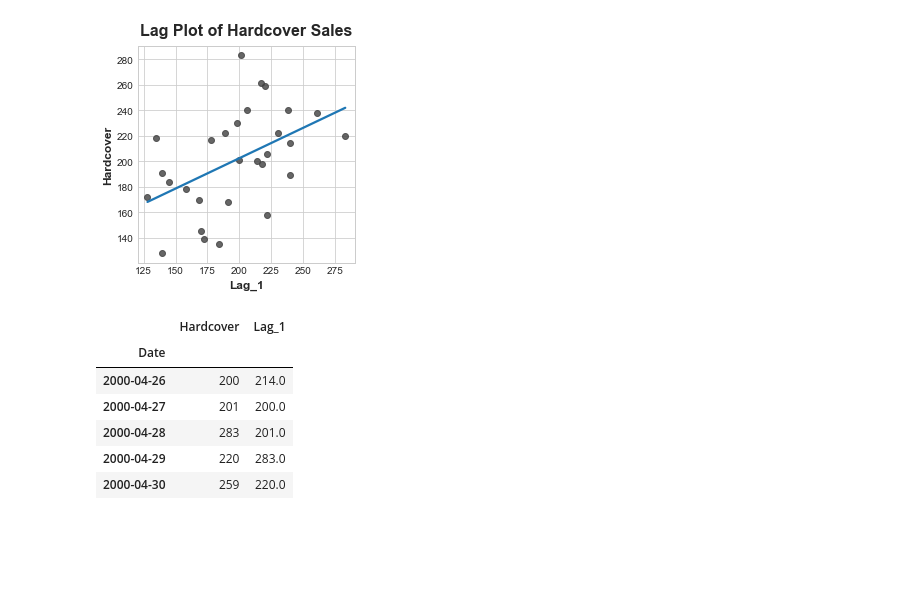
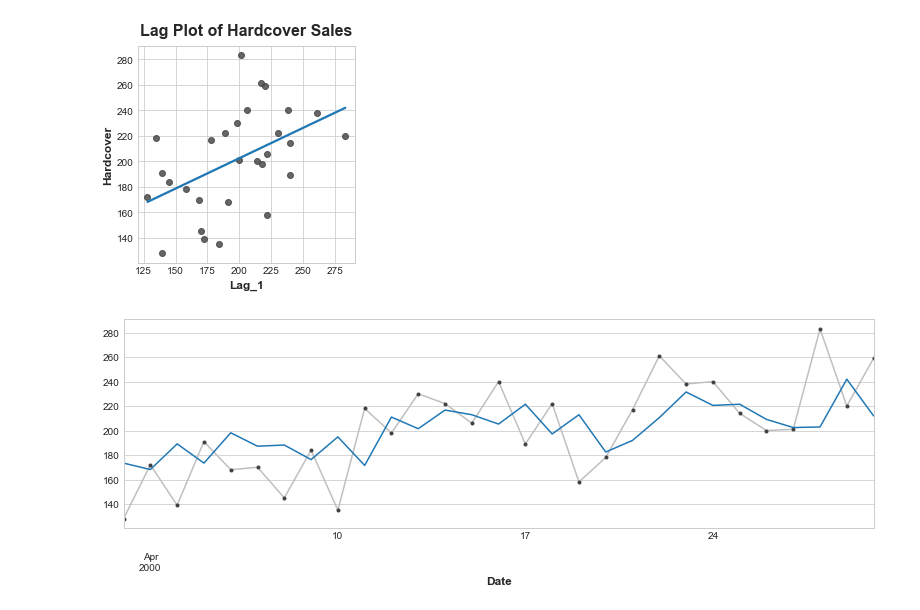
Before and after one commit to George-Nyamao/Book_sales_prediction_with_linear_regression, a Jupyter notebook: Book_sales_prediction.ipynb, the cells around one changed output. Saved outputs shown, nothing was run; the diff lists cells and outputs as text; code cells hidden in the pictures; blank space fills up the shorter version.

Commit message:
Update Book_sales_prediction

```diff
--- a/Book_sales_prediction.ipynb
+++ b/Book_sales_prediction.ipynb
@@ -32,6 +32,14 @@ import seaborn as sns
 plt.style.use("seaborn-whitegrid")
 plt.rc("figure",autolayout=True,figsize=(11,4),titlesize=18,titleweight='bold',)
 plt.rc("axes",labelweight="bold",labelsize="large",titleweight="bold",titlesize=16,titlepad=10,)
+
+plot_params = dict(
+    color="0.75",
+    style=".-",
+    markeredgecolor="0.25",
+    markerfacecolor="0.25",
+    legend=False,
+)
 %config InLineBackend.figure_foremat = 'retina'
 
 fig, ax = plt.subplots()
@@ -65,12 +73,19 @@ ax.set_title('Lag Plot of Hardcover Sales')
 Text(0.5, 1.0, 'Lag Plot of Hardcover Sales')
 [figure]
 # %%
-data.tail()
+from sklearn.linear_model import LinearRegression
+
+X = data.loc[:, ['Lag_1']]
+X.dropna(inplace=True)
+y = data.loc[:, 'Hardcover']
+y, X = y.align(X, join='inner')
+
+model = LinearRegression()
+model.fit(X, y)
+
+y_pred = pd.Series(model.predict(X), index=X.index)
-# %% [output]
-|  | Hardcover | Lag_1 |
-| Date |  |  |
-| 2000-04-26 | 200 | 214.0 |
-| 2000-04-27 | 201 | 200.0 |
-| 2000-04-28 | 283 | 201.0 |
-| 2000-04-29 | 220 | 283.0 |
-| 2000-04-30 | 259 | 220.0 |
+# %%
+ax = y.plot(**plot_params)
+ax = y_pred.plot()
+# %% [output]
+[figure, added]
```
Also changed, not shown: parts of 1 cell of this notebook.
